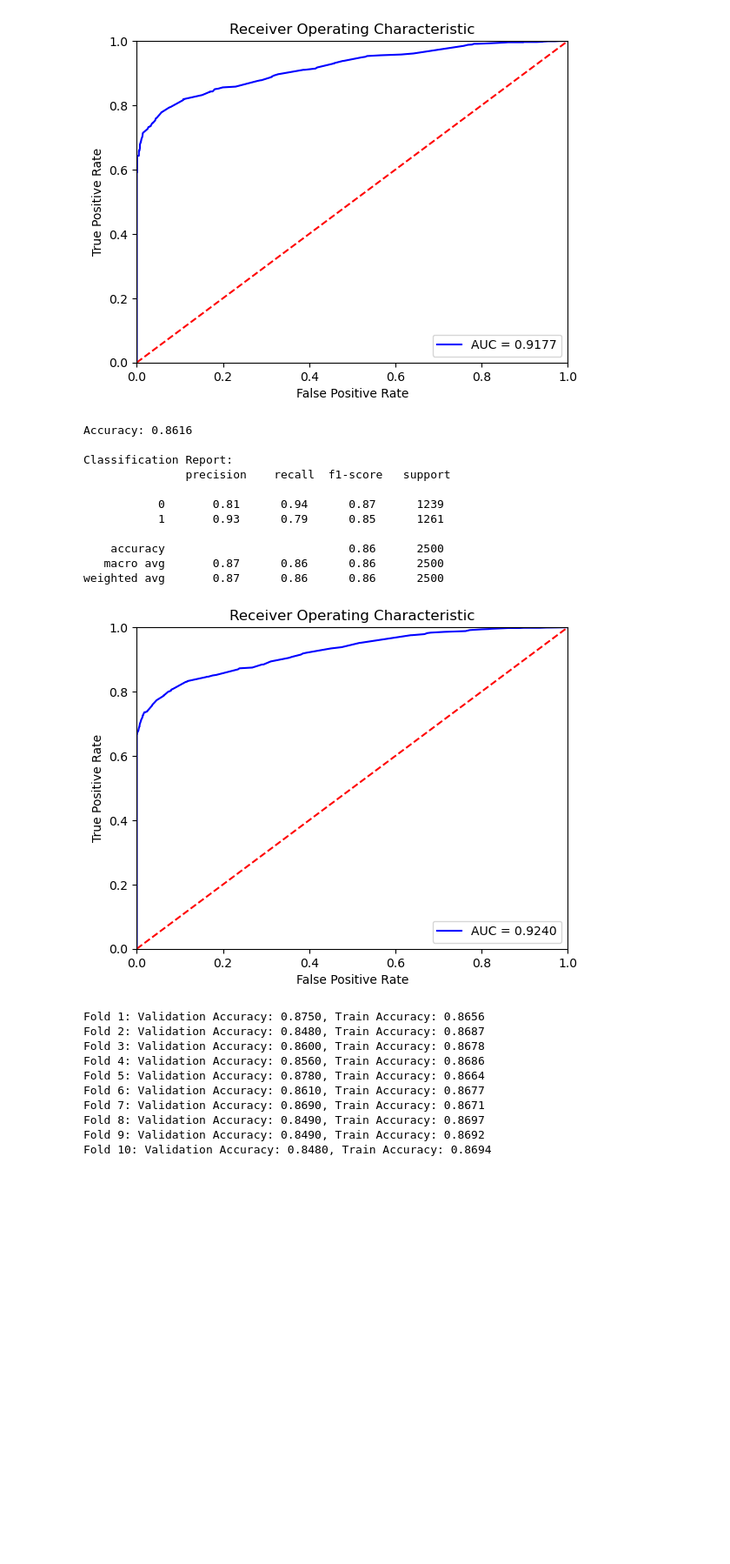
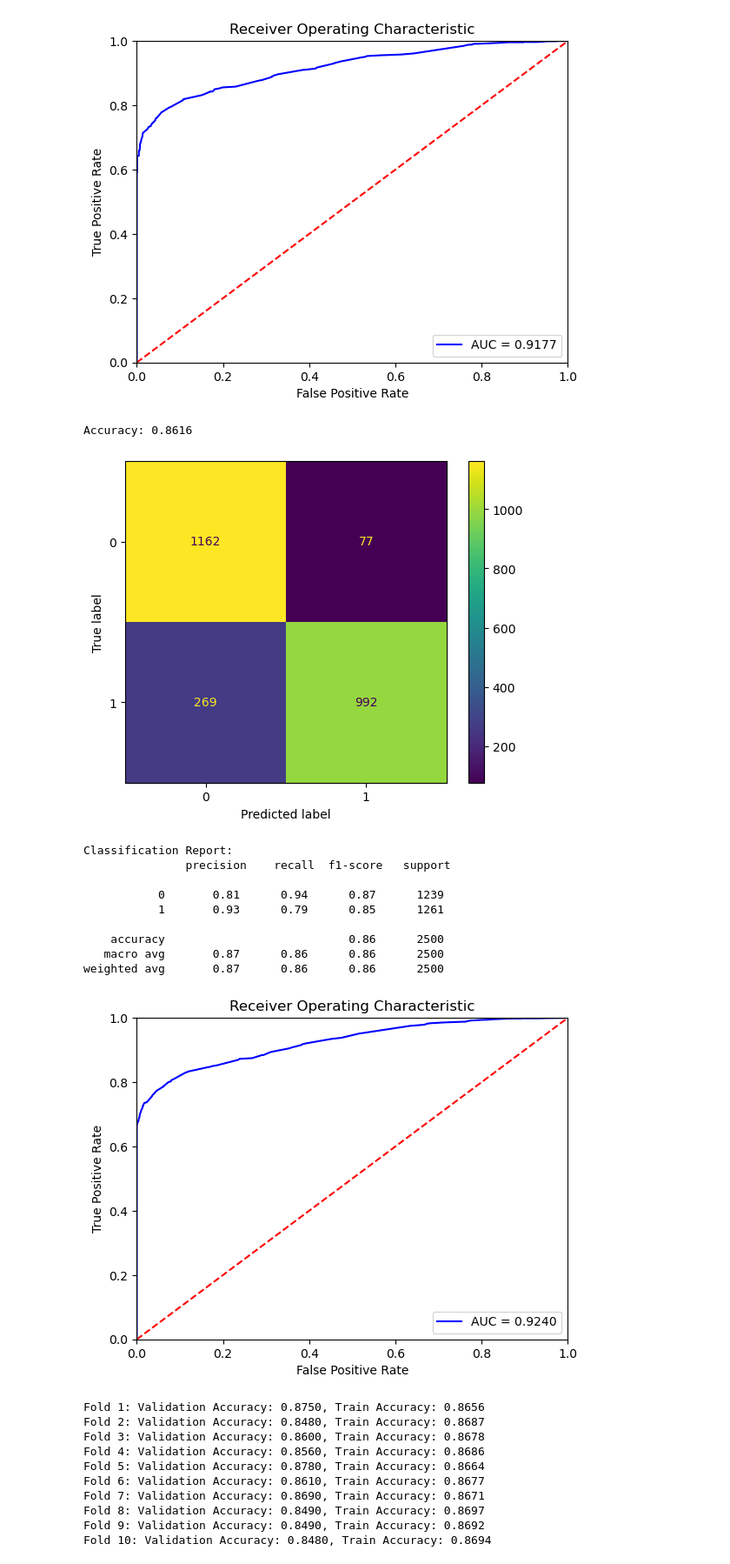
Before and after one commit to kwyo1201/Phishing-URL-Detection_Data-mining, a Jupyter notebook: main.ipynb, the cells around one changed output. Shown: that part at 87% size. Saved outputs shown, nothing was run; the diff lists cells and outputs as text; code cells hidden in the pictures; blank space fills up the shorter version.

```diff
--- a/main.ipynb
+++ b/main.ipynb
@@ -146,28 +146,32 @@ weighted avg       0.87      0.86      0.86      2500
 # %%
 #Random Forest
 
 rf_model = RandomForestClassifier(n_estimators=100, random_state=42)
 rf_model.fit(X_train, y_train)
 
 y_pred = rf_model.predict(X_test)
 
 print("Accuracy:", accuracy_score(y_test, y_pred))
+
+rf_confusion_matrix = confusion_matrix(y_test,y_pred)
+plot_confusion_matrix(rf_model,rf_confusion_matrix)
+
 print("\nClassification Report:\n", classification_report(y_test, y_pred))
 
 plot_roc_curve(rf_model,X_test,y_test)
 # %% [output]
 Accuracy: 0.8616
-
-Classification Report:
-               precision    recall  f1-score   support
-
-           0       0.81      0.94      0.87      1239
-           1       0.93      0.79      0.85      1261
-
-    accuracy                           0.86      2500
-   macro avg       0.87      0.86      0.86      2500
-weighted avg       0.87      0.86      0.86      2500
-[figure, old version]
+[figure, new version]
+Classification Report:
+               precision    recall  f1-score   support
+
+           0       0.81      0.94      0.87      1239
+           1       0.93      0.79      0.85      1261
+
+    accuracy                           0.86      2500
+   macro avg       0.87      0.86      0.86      2500
+weighted avg       0.87      0.86      0.86      2500
+[figure, added]
 # %%
 from sklearn.model_selection import StratifiedKFold
 
```
